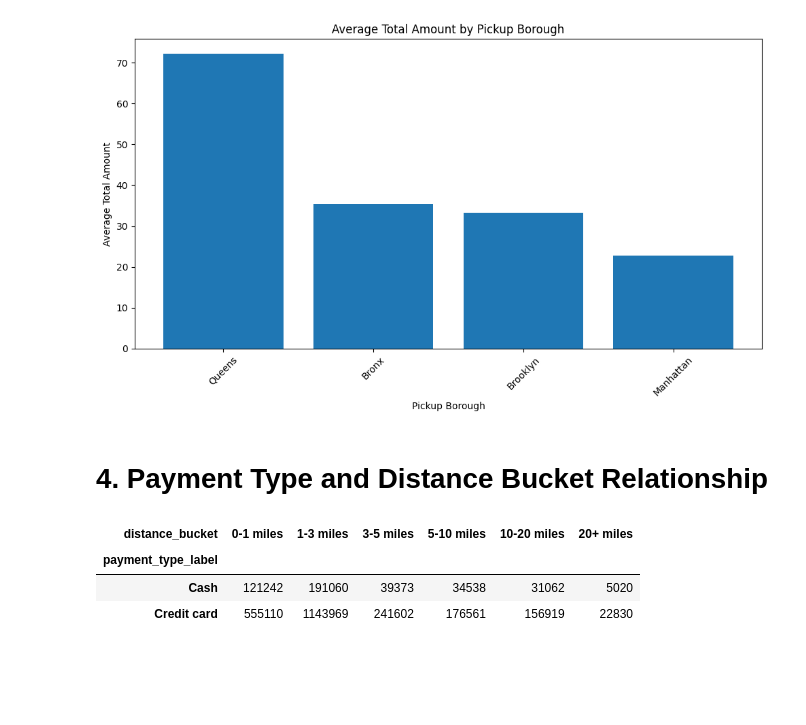
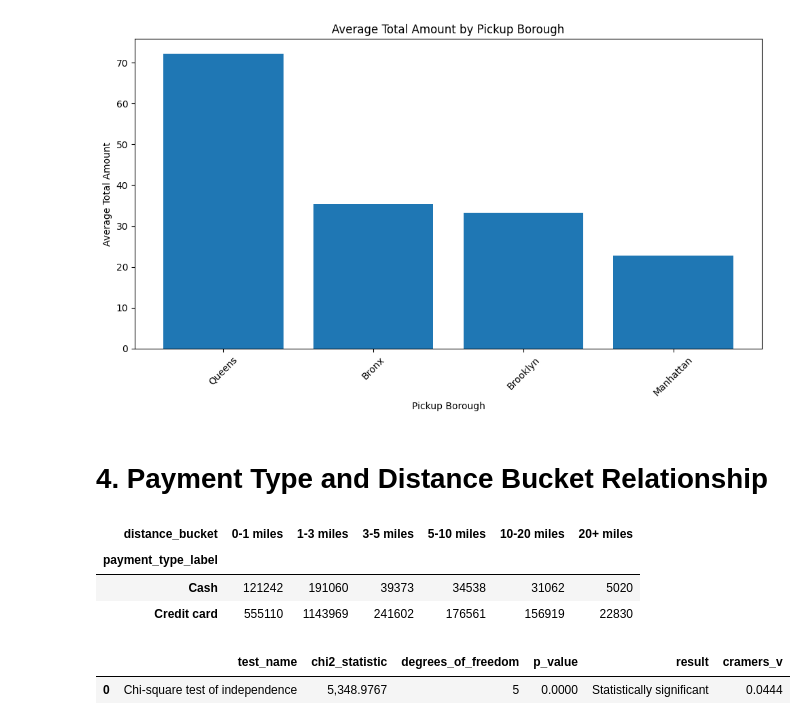
Before and after one commit to angelonels/NYCTaxiTripAnalytics, a Jupyter notebook: notebooks/04_statistical_analysis.ipynb, the cells around one changed output. Drawn from its saved outputs; the diff is of its cells as text; code cells hidden in the pictures; blank space fills up the shorter version.

Commit message:
Generate contingency table for payment and distance

```diff
--- a/notebooks/04_statistical_analysis.ipynb
+++ b/notebooks/04_statistical_analysis.ipynb
@@ -468,3 +468,23 @@ payment_distance_contingency_table
 | payment_type_label |  |  |  |  |  |  |
 | Cash | 121242 | 191060 | 39373 | 34538 | 31062 | 5020 |
 | Credit card | 555110 | 1143969 | 241602 | 176561 | 156919 | 22830 |
+# %%
+chi2_statistic, chi2_p_value, degrees_of_freedom, expected_frequencies = chi2_contingency(
+    payment_distance_contingency_table
+)
+
+payment_distance_cramers_v = cramers_v(payment_distance_contingency_table)
+
+payment_distance_test_results = pd.DataFrame({
+    "test_name": ["Chi-square test of independence"],
+    "chi2_statistic": [chi2_statistic],
+    "degrees_of_freedom": [degrees_of_freedom],
+    "p_value": [chi2_p_value],
+    "result": [interpret_p_value(chi2_p_value)],
+    "cramers_v": [payment_distance_cramers_v],
+})
+
+payment_distance_test_results
+# %% [output]
+|  | test_name | chi2_statistic | degrees_of_freedom | p_value | result | cramers_v |
+| 0 | Chi-square test of independence | 5,348.9767 | 5 | 0.0000 | Statistically significant | 0.0444 |
```
